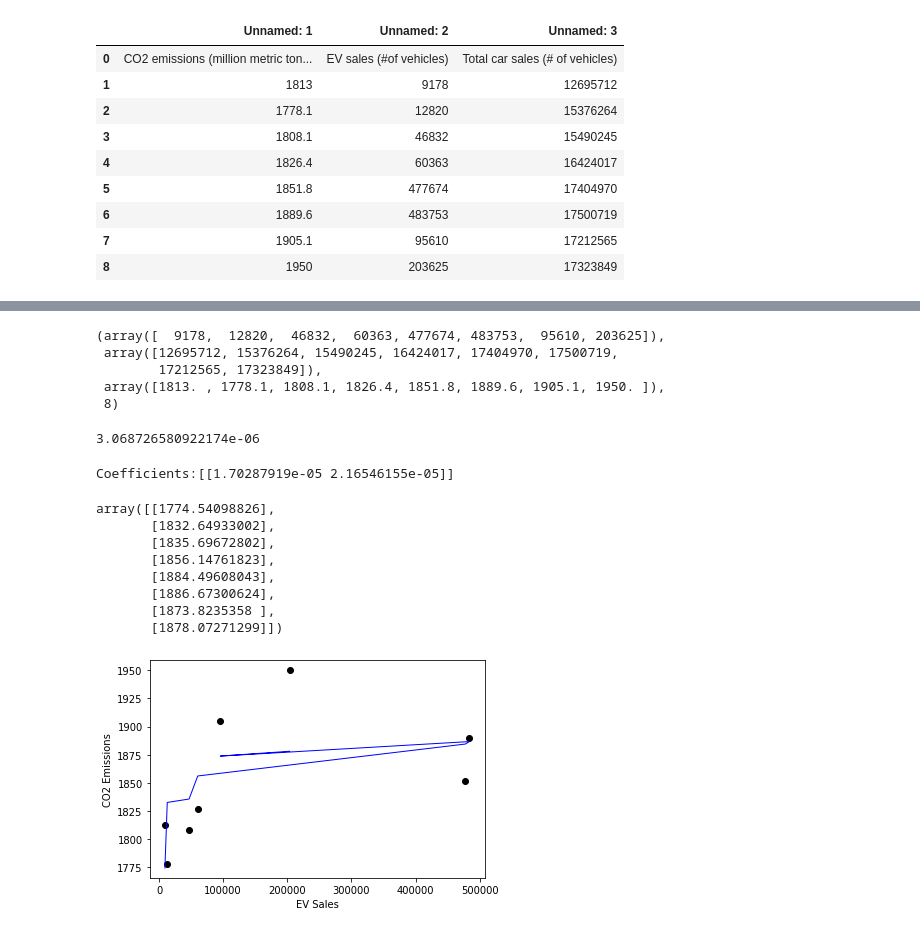
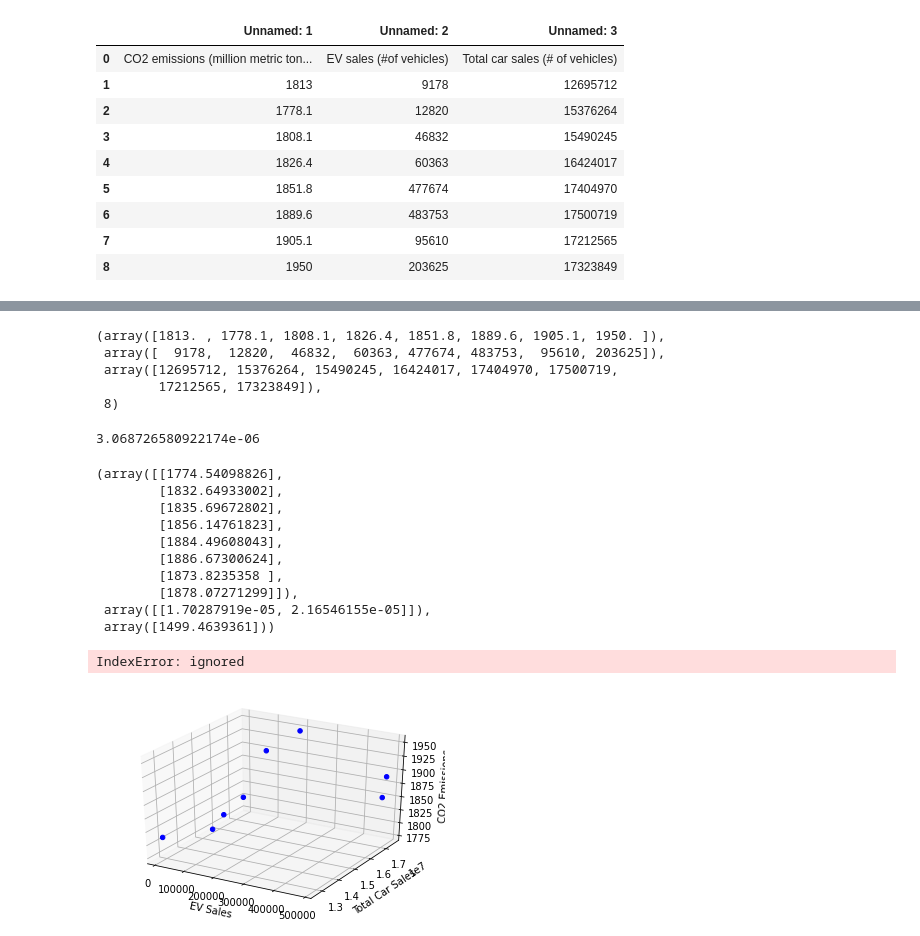
Before and after one commit to ykim879/machine.learning.project, a Jupyter notebook: linear_regression.ipynb, the cells around one changed output, grey strips where cells are left out. Drawn from its saved outputs; the diff is of its cells as text; code cells hidden in the pictures.

Commit message:
Cleaned up the code a bit and started the 3d plot

```diff
--- a/linear_regression.ipynb
+++ b/linear_regression.ipynb
@@ -106,14 +116,14 @@ n_total: total number of x data (which is same for y)\
 slope: the growth of CO2 emission by
 # %%
 import numpy as np
-y = np.asarray(dataset.iloc[1:,0].tolist())
-x = np.asarray(dataset.iloc[1:,1].tolist())
-x2 = np.asarray(dataset.iloc[1:,2].tolist())
-n_total = len(y)
-x, x2, y, n_total
+co2emissions = np.asarray(dataset.iloc[1:,0].tolist())
+evsales = np.asarray(dataset.iloc[1:,1].tolist())
+totalcarsales = np.asarray(dataset.iloc[1:,2].tolist())
+n_total = len(co2emissions)
+co2emissions, evsales, totalcarsales, n_total
 # %% [output]
-(array([  9178,  12820,  46832,  60363, 477674, 483753,  95610, 203625]),
+(array([1813. , 1778.1, 1808.1, 1826.4, 1851.8, 1889.6, 1905.1, 1950. ]),
+ array([  9178,  12820,  46832,  60363, 477674, 483753,  95610, 203625]),
  array([12695712, 15376264, 15490245, 16424017, 17404970, 17500719,
         17212565, 17323849]),
- array([1813. , 1778.1, 1808.1, 1826.4, 1851.8, 1889.6, 1905.1, 1950. ]),
  8)
@@ -139,30 +142,40 @@ slope
 from sklearn import datasets, linear_model,decomposition
 reg = linear_model.LinearRegression()
 x1 = np.zeros((n_total, 2))
-x1[:,0] = x
-x1[:,1] = x2
-y1 = y.reshape(-1,1)
+x1[:,0] = evsales
+x1[:,1] = totalcarsales
+y1 = co2emissions.reshape(-1,1)
 reg.fit(x1,y1)
 pred = reg.predict(x1)
-print("Coefficients:"+str(reg.coef_))
 reg.set_params(normalize = True)
-pred
+pred,reg.coef_,reg.intercept_
 # %% [output]
-Coefficients:[[1.70287919e-05 2.16546155e-05]]
+(array([[1774.54098826],
+        [1832.64933002],
+        [1835.69672802],
+        [1856.14761823],
+        [1884.49608043],
+        [1886.67300624],
+        [1873.8235358 ],
+        [1878.07271299]]),
+ array([[1.70287919e-05, 2.16546155e-05]]),
+ array([1499.4639361]))
-array([[1774.54098826],
-       [1832.64933002],
-       [1835.69672802],
-       [1856.14761823],
-       [1884.49608043],
-       [1886.67300624],
-       [1873.8235358 ],
-       [1878.07271299]])
-# %%
-#plotting linear regression
-plotline(x.reshape((-1,1)),y1,x.reshape((-1,1)),pred,'blue',1)
-plt.show()
-# %% [output]
-[figure, removed]
+# %%
+#plotting linear regression
+fig = plt.figure()
+ax = fig.add_subplot(111, projection='3d')
+ax.scatter(evsales,totalcarsales,co2emissions,c='blue',marker='o',alpha=1)
+ax.set_xlabel('EV Sales')
+ax.set_ylabel('Total Car Sales')
+ax.set_zlabel('CO2 Emissions')
+xx,yy,zz= np.meshgrid(x1[:,0],x1[:,1],x1[:,2])
+combinedArrays = np.vstack((xx.flatten(), yy.flatten(), zz.flatten())).T
+z = combinedArrays.dot(reg.coef_)
+ax.plot_surface(combinedArrays[:,0],combinedArrays[:,1],z, alpha=0.5)
+plt.show()
+# %% [output]
+IndexError: ignored
+[figure, added]
 # %%
 #prediction using pca
 combine = np.column_stack((x,y)).T
```
Also changed, not shown: parts of 5 cells of this notebook.
